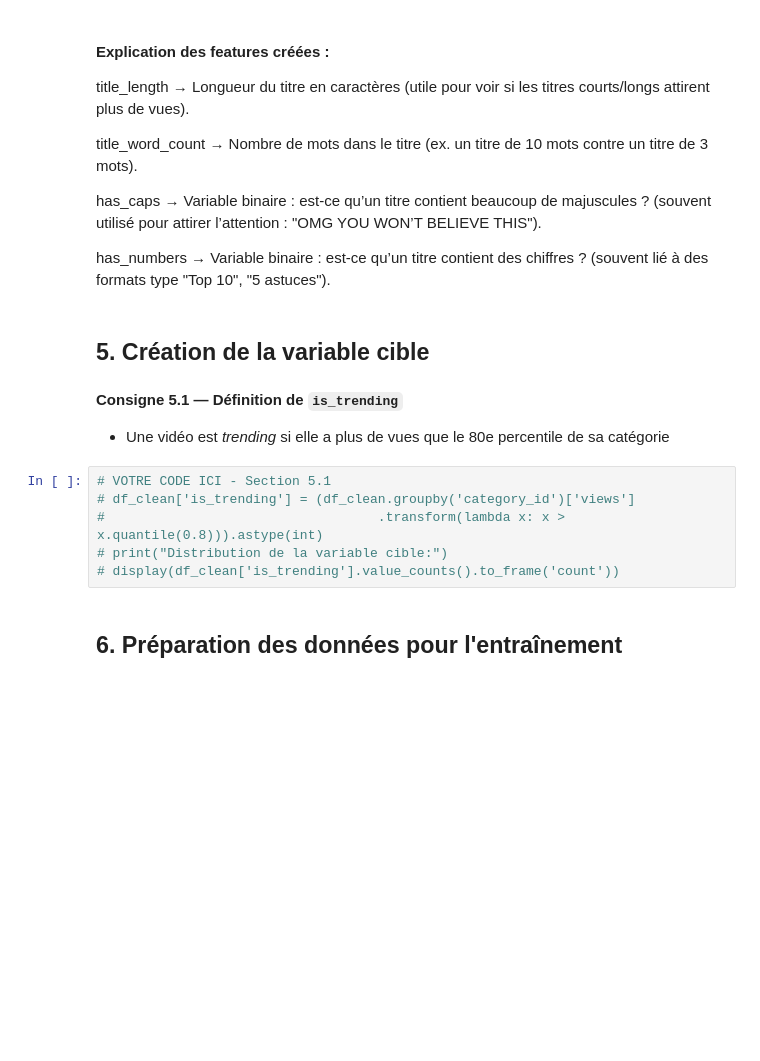
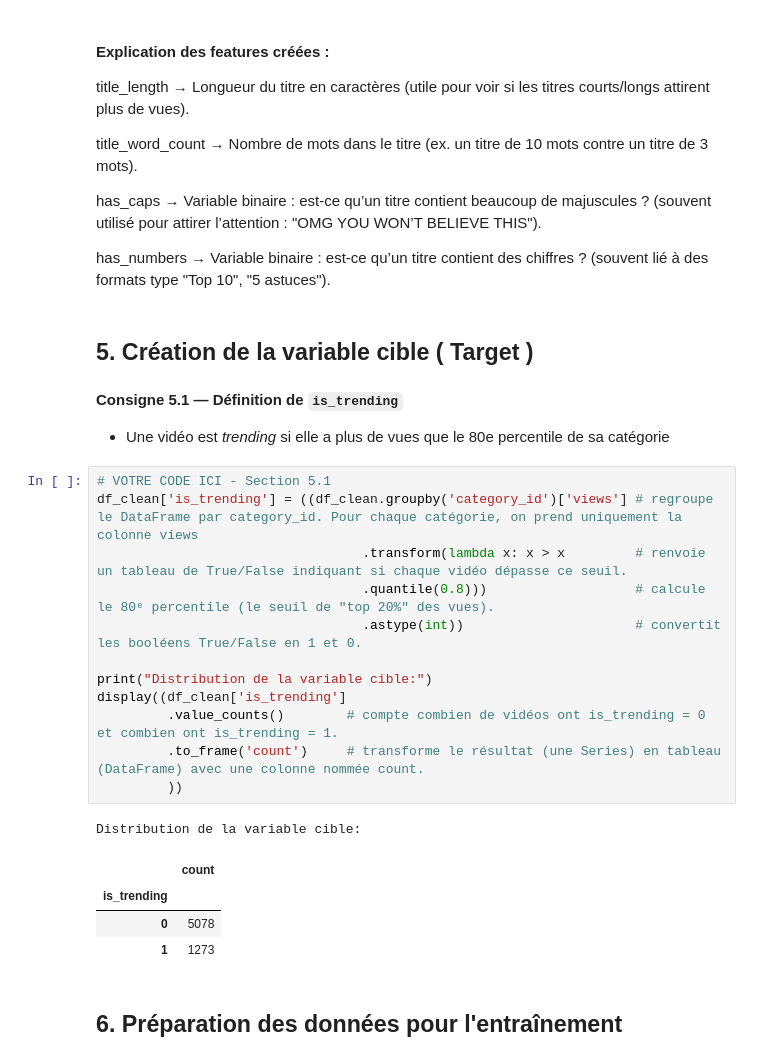
Before and after one commit to nabil-ghazali/Projet_ML_Youtube, a Jupyter notebook: projet-ml-youtube-trending-68b010e7b5bc2532236423.ipynb, the cells around one changed output. Cells and saved outputs as stored; diff of their text form; blank space fills up the shorter version.

```diff
--- a/projet-ml-youtube-trending-68b010e7b5bc2532236423.ipynb
+++ b/projet-ml-youtube-trending-68b010e7b5bc2532236423.ipynb
@@ -543,16 +522,28 @@ has_caps
 has_numbers
 → Variable binaire : est-ce qu’un titre contient des chiffres ? (souvent lié à des formats type "Top 10", "5 astuces").
 # %% [markdown]
-## 5. Création de la variable cible
+## 5. Création de la variable cible  ( Target )
 # %% [markdown]
 **Consigne 5.1 — Définition de `is_trending`**
 - Une vidéo est *trending* si elle a plus de vues que le 80e percentile de sa catégorie
 # %%
 # VOTRE CODE ICI - Section 5.1
-# df_clean['is_trending'] = (df_clean.groupby('category_id')['views']
-#                                   .transform(lambda x: x > x.quantile(0.8))).astype(int)
-# print("Distribution de la variable cible:")
-# display(df_clean['is_trending'].value_counts().to_frame('count'))
+df_clean['is_trending'] = ((df_clean.groupby('category_id')['views'] # regroupe le DataFrame par category_id. Pour chaque catégorie, on prend uniquement la colonne views
+                                  .transform(lambda x: x > x         # renvoie un tableau de True/False indiquant si chaque vidéo dépasse ce seuil.
+                                  .quantile(0.8)))                   # calcule le 80ᵉ percentile (le seuil de "top 20%" des vues).
+                                  .astype(int))                      # convertit les booléens True/False en 1 et 0.
+
+print("Distribution de la variable cible:")
+display((df_clean['is_trending']
+         .value_counts()        # compte combien de vidéos ont is_trending = 0 et combien ont is_trending = 1.
+         .to_frame('count')     # transforme le résultat (une Series) en tableau (DataFrame) avec une colonne nommée count.
+         ))
+# %% [output]
+Distribution de la variable cible:
+|  | count |
+| is_trending |  |
+| 0 | 5078 |
+| 1 | 1273 |
 # %% [markdown]
 ## 6. Préparation des données pour l'entraînement
 # %% [markdown]
```
Also changed, not shown: parts of 9 cells of this notebook.
